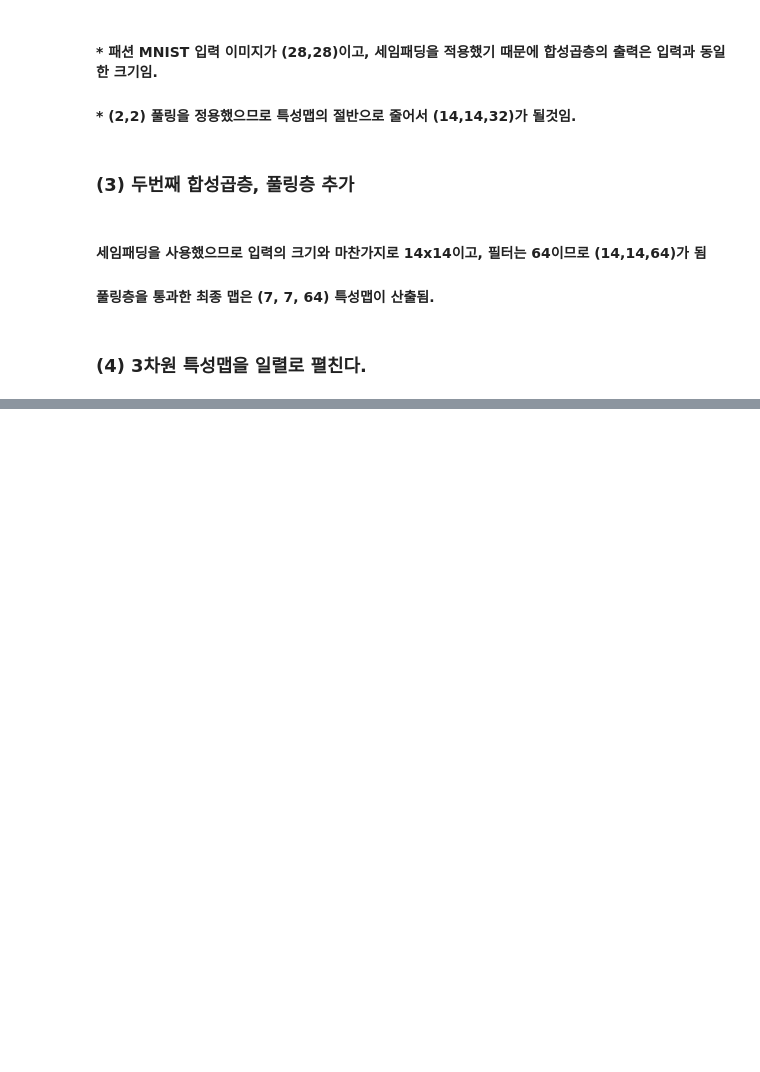
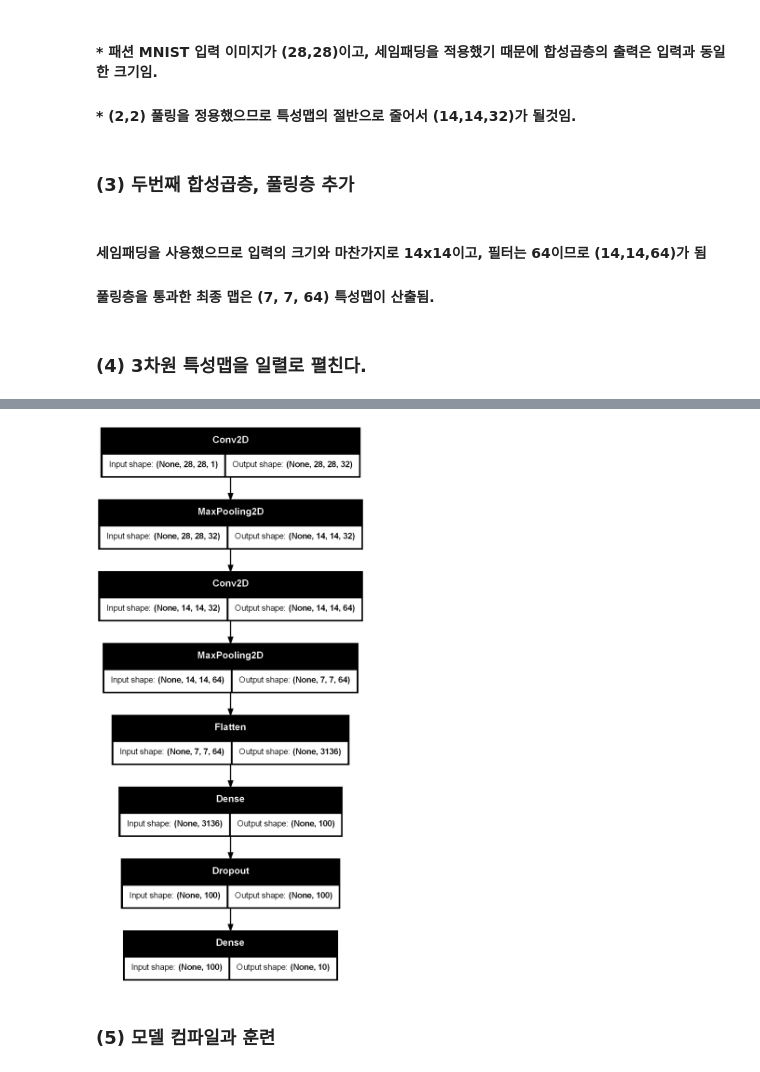
Before and after one commit to SHU-Webbb/MachineLearning, a Jupyter notebook: 17_합성곱 신경망.ipynb, the cells around one changed output, grey strips where cells are left out. Cells and saved outputs as stored; diff of their text form; code cells hidden in the pictures; blank space fills up the shorter version.

```diff
--- a/17_합성곱 신경망.ipynb
+++ b/17_합성곱 신경망.ipynb
@@ -121,0 +129,7 @@ Model: "sequential_2"
+# %%
+# Later 그리기
+keras.utils.plot_model(model, show_shapes=True) # show_shaptes - 입출력 크기 표시
+# %% [output]
+[figure, added]
+# %% [markdown]
+### (5) 모델 컴파일과 훈련
```
Also changed, not shown: parts of 21 cells of this notebook, 3 other files.
